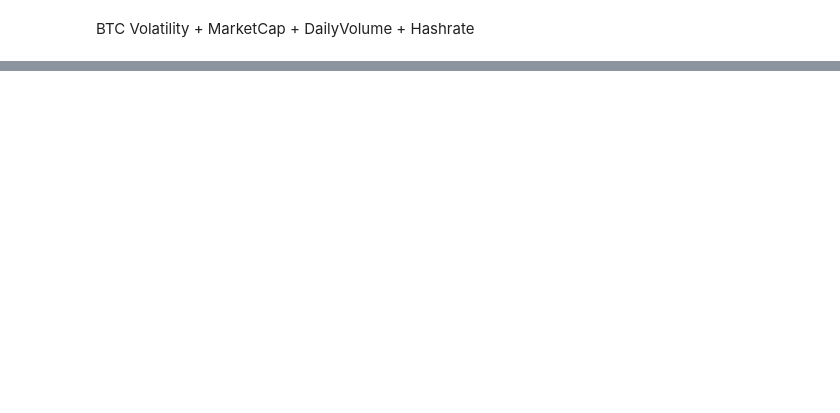
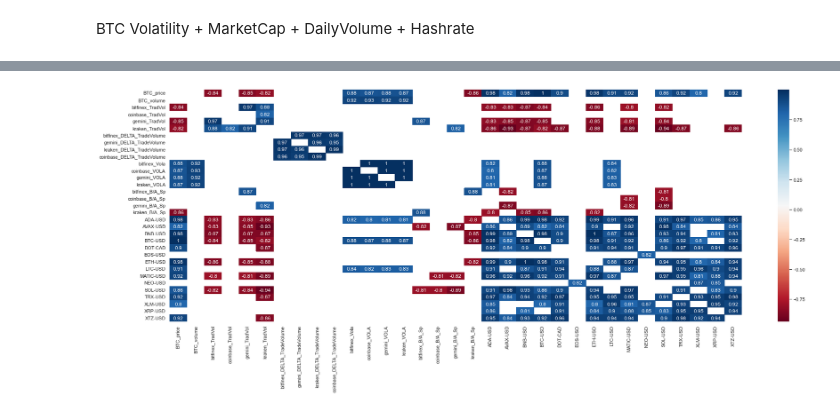
Before and after one commit to HoussamZak/EDA_ETP_Amun21, a Jupyter notebook: 5_bid_ask_volume_vola_BTC&ALTS.ipynb, the cells around one changed output, grey strips where cells are left out. Cells and saved outputs as stored; diff of their text form; code cells hidden in the pictures; blank space fills up the shorter version.

Commit message:
correlations found between ETPs & BTC metrics

```diff
--- a/5_bid_ask_volume_vola_BTC&ALTS.ipynb
+++ b/5_bid_ask_volume_vola_BTC&ALTS.ipynb
@@ -86,0 +210,28 @@ btc_trade_volume
+# %%
+#Creating a Date column to add the btc_metrics DF
+btc_metrics['Date'] = fifteen_ficas_active_crypto_temp.index
+#Reordering to put new Date column in front
+btc_metrics[['Date','price','volume','bitfinex_TradVol','coinbase_TradVol',	'gemini_TradVol','kraken_TradVol','bitfinex_DELTA_TradeVolume','gemini_DELTA_TradeVolume','kraken_DELTA_TradeVolume','coinbase_DELTA_TradeVolume','bitfinex_Vola','coinbase_VOLA','gemini_VOLA','kraken_VOLA','bitfinex_B/A_Sp','coinbase_B/A_Sp','gemini_B/A_Sp','kraken_B/A_Sp']]
+btc_metrics_and_15 = pd.merge(btc_metrics, fifteen_ficas_active_crypto_temp, how = 'right', on =['Date', 'Date'])
+# btc_metrics_and_15.drop(columns=['X'], inplace=True)
+#Renaming some columns btc_metrics_and_15 for better readability
+btc_metrics_and_15.columns = [                     'BTC_price',                     'BTC_volume',
+                 'bitfinex_TradVol',           'coinbase_TradVol',
+                   'gemini_TradVol',             'kraken_TradVol',
+       'bitfinex_DELTA_TradeVolume',   'gemini_DELTA_TradeVolume',
+         'kraken_DELTA_TradeVolume', 'coinbase_DELTA_TradeVolume',
+                    'bitfinex_Vola',              'coinbase_VOLA',
+                      'gemini_VOLA',                'kraken_VOLA',
+                  'bitfinex_B/A_Sp',            'coinbase_B/A_Sp',
+                    'gemini_B/A_Sp',              'kraken_B/A_Sp',
+                                                    'Date',
+           ('ADA-USD'),    ('AVAX-USD'),
+           ('BNB-USD'),     ('BTC-USD'),
+           ('DOT-CAD'),     ('EOS-USD'),
+           ('ETH-USD'),     ('LTC-USD'),
+         ('MATIC-USD'),     ('NEO-USD'),
+           ('SOL-USD'),     ('TRX-USD'),
+           ('XLM-USD'),     ('XRP-USD'),
+           ('XTZ-USD')]
+# btc_metrics_and_15 = pd.concat([fifteen_ficas_active_crypto_temp, btc_bid_ask_sp], axis= 1, join = "inner")
+btc_metrics_and_15
@@ -86,0 +252,5 @@ btc_trade_volume
+# %%
+col_list = btc_metrics_and_15.columns
+btc_metrics_and_15_corr = pd.DataFrame(btc_metrics_and_15, columns= col_list)
+btc_metrics_and_15_corr_df = btc_metrics_and_15_corr.corr()
+btc_metrics_and_15_corr_df
@@ -86,0 +276,8 @@ btc_trade_volume
+# %%
+dfCorr = btc_metrics_and_15_corr_df.corr()
+filteredDf = dfCorr[((dfCorr >= .8) | (dfCorr <= -.8)) & (dfCorr !=1.000)]
+plt.figure(figsize=(30,10))
+sns.heatmap(filteredDf, annot=True, cmap="RdBu")
+plt.show()
+# %% [output]
+[figure, added]
```
Also changed, not shown: parts of 16 cells of this notebook, 3 other files.
